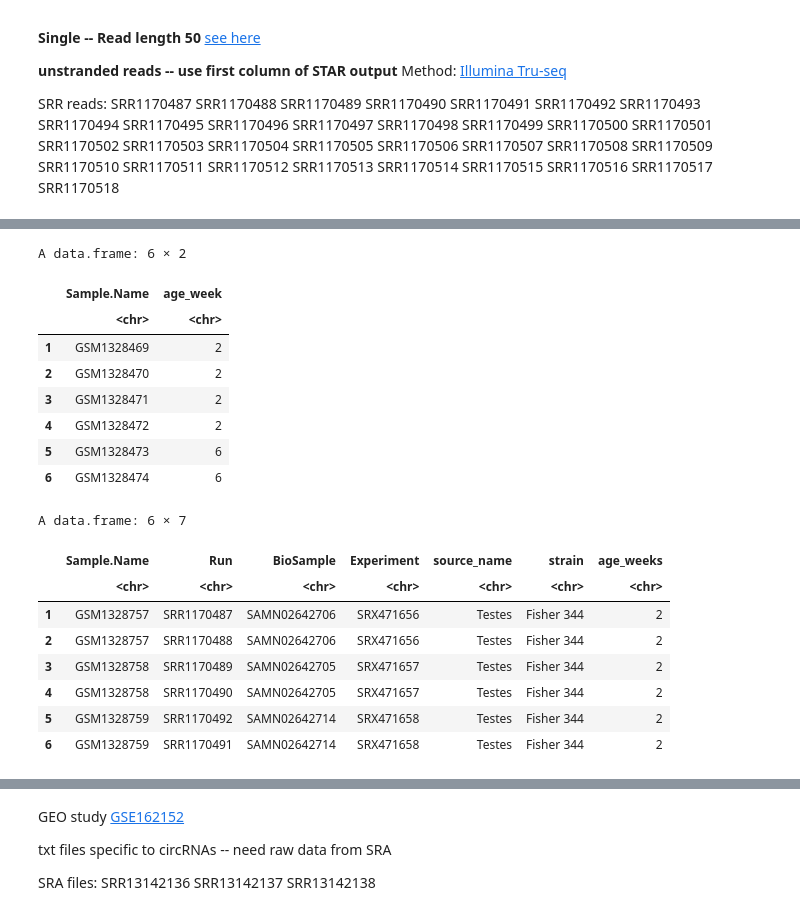
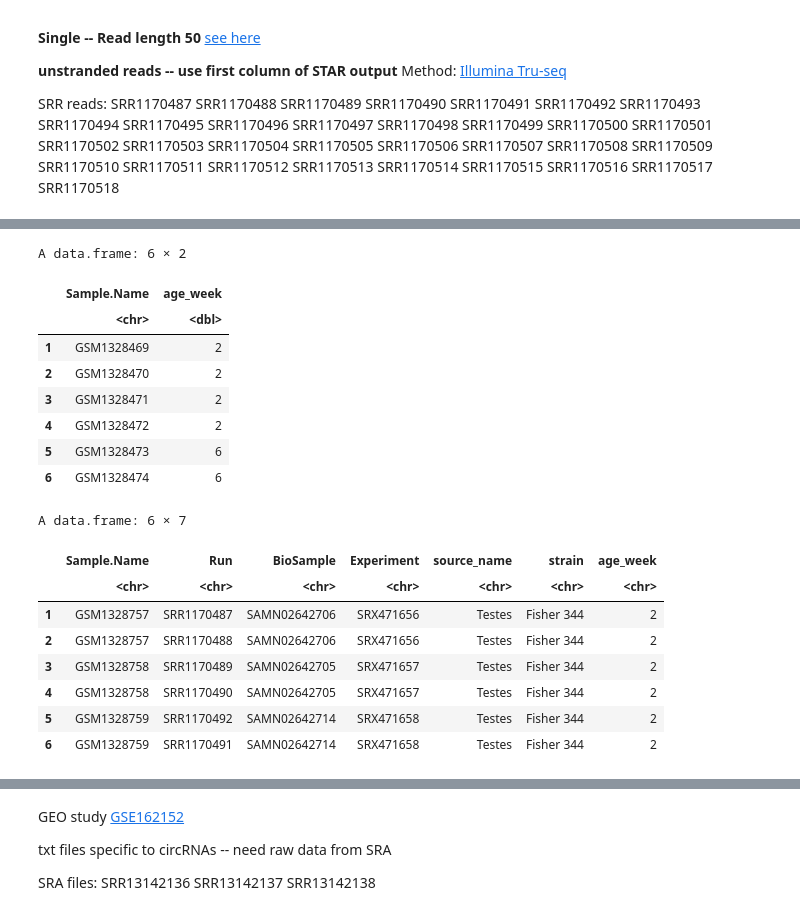
Before and after one commit to bchansen3/testis_dev-geneexp, a Jupyter notebook: testis_gene_meta.ipynb, the cells around one changed output, grey strips where cells are left out. Drawn from its saved outputs; the diff is of its cells as text; code cells hidden in the pictures.

Commit message:
week as numeric

```diff
--- a/testis_gene_meta.ipynb
+++ b/testis_gene_meta.ipynb
@@ -302,20 +299,20 @@ gse=getGEO(filename="/bigdata/faustmanlab/bch/gse53960/GSE53960_series_matrix.tx
 # %%
 
 # use varData() function to check for available sample details
 
 gsemeta = data.frame(
     names = sampleNames(gse),
-    age_week = gse$'developmental stage (week):ch1')
+    age_week = as.numeric(gse$'developmental stage (week):ch1'))
 
 
 
 names(gsemeta)[1] <- "Sample.Name"
 
 head(gsemeta)
 # %% [output]
 A data.frame: 6 × 2
 |  | Sample.Name | age_week |
-|  | <chr> | <chr> |
+|  | <chr> | <dbl> |
 | 1 | GSM1328469 | 2 |
 | 2 | GSM1328470 | 2 |
 | 3 | GSM1328471 | 2 |
@@ -328,7 +325,7 @@ all_meta = merge(x=metadata,y=gsemeta,by="Sample.Name")
 head(all_meta)
 # %% [output]
 A data.frame: 6 × 7
-|  | Sample.Name | Run | BioSample | Experiment | source_name | strain | age_weeks |
+|  | Sample.Name | Run | BioSample | Experiment | source_name | strain | age_week |
 |  | <chr> | <chr> | <chr> | <chr> | <chr> | <chr> | <chr> |
 | 1 | GSM1328757 | SRR1170487 | SAMN02642706 | SRX471656 | Testes | Fisher 344 | 2 |
 | 2 | GSM1328757 | SRR1170488 | SAMN02642706 | SRX471656 | Testes | Fisher 344 | 2 |
```
Also changed, not shown: parts of 5 cells of this notebook.
